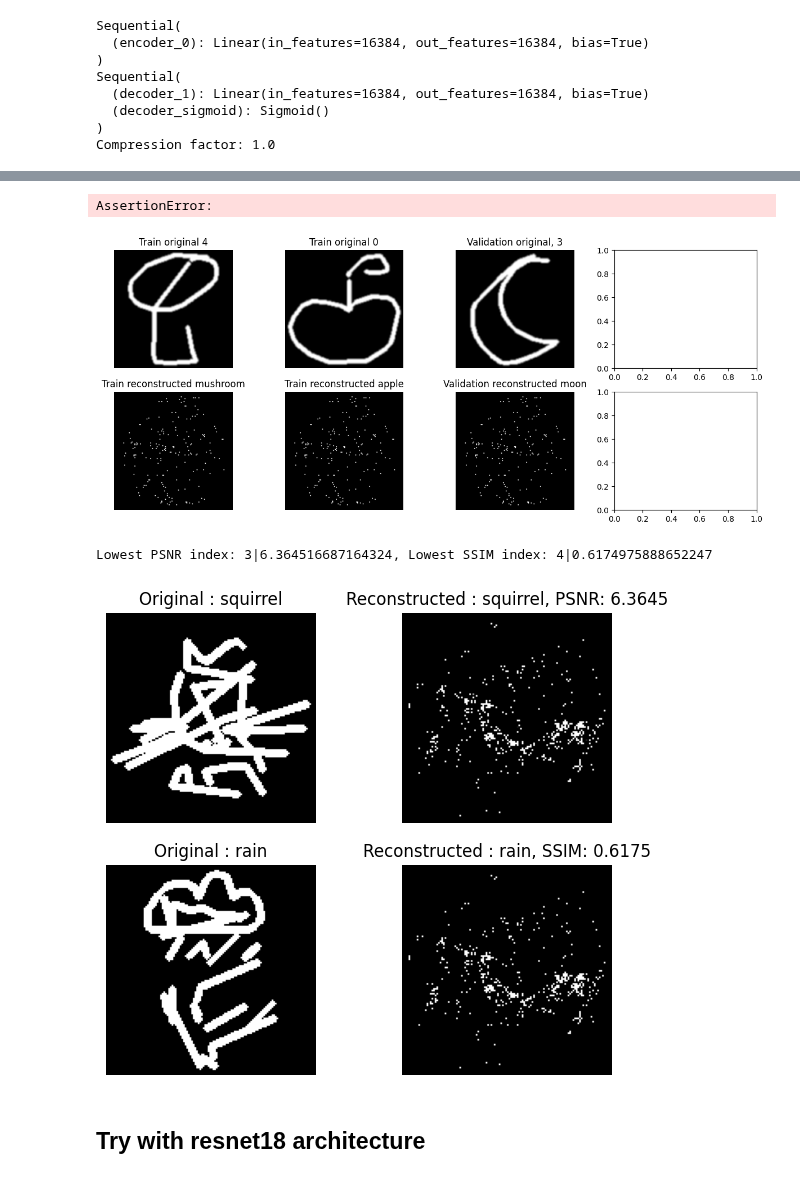
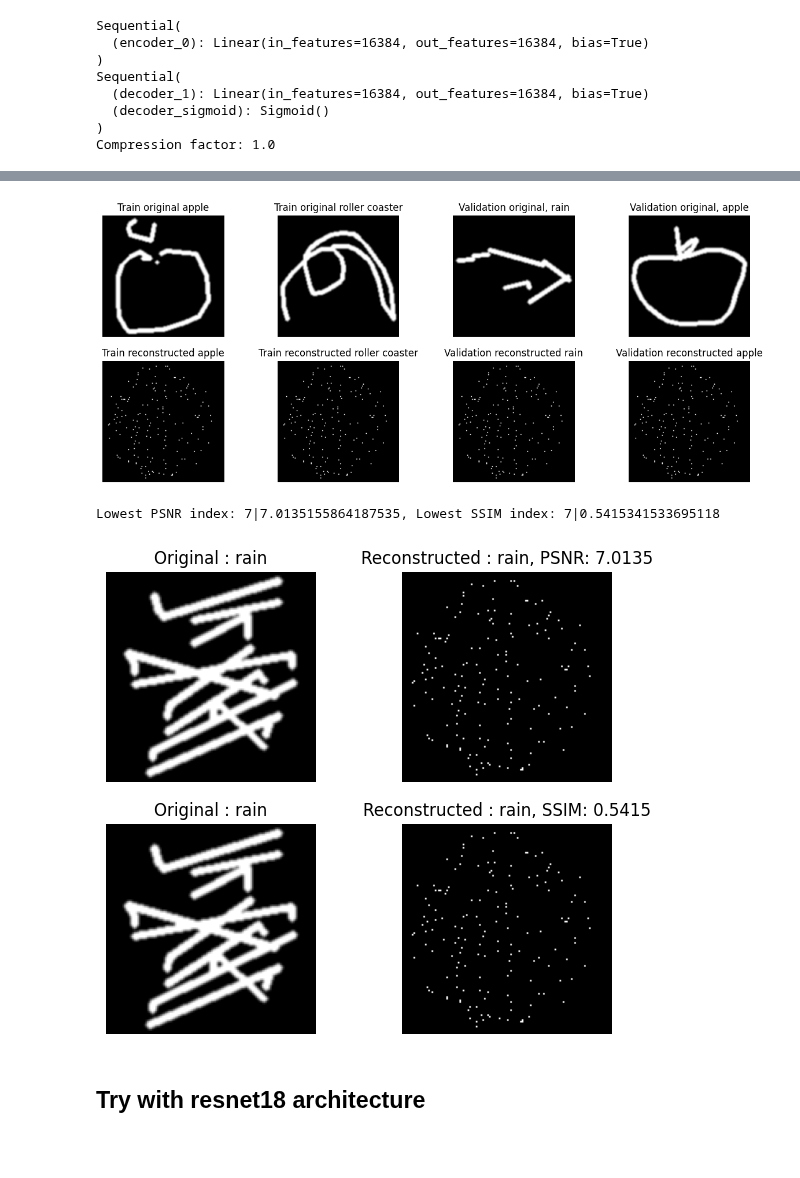
Before and after one commit to MightyCode/enseirb-s9-doodle-computer-vision, a Jupyter notebook: encoder_decoder_strokes.ipynb, the cells around one changed output, grey strips where cells are left out. Cells and saved outputs as stored; diff of their text form; code cells hidden in the pictures; blank space fills up the shorter version.

Commit message:
moved autoencoder code in an external file and factorized notebooks

```diff
--- a/encoder_decoder_strokes.ipynb
+++ b/encoder_decoder_strokes.ipynb
@@ -208,7 +175,8 @@ class Autoencoder(nn.Module):
 ## Try with simple model
 # %%
 architecture_1 = [WIDTH * HEIGHT, WIDTH * HEIGHT // 3]
-autoencoder_model = Autoencoder(architecture_1).to(device)
+autoencoder_model = Autoencoder(architecture_1, device, WIDTH, HEIGHT, classes)
+autoencoder_model.to(device)
 
 # Define loss function and optimizer
 criterion = nn.MSELoss()
@@ -338,6 +205,5 @@ def train_autoencoder(autoencoder_model, train_loader: DataLoader, valid_loader:
 # %%
 # Call the function
 num_epochs = 40
-train_loss_values, validation_loss_values, train_psnr_values, train_ssim_values, validation_psnr_values, validation_ssim_values \
-    = train_autoencoder(autoencoder_model, training_loaded_set, validation_loaded_set, criterion, optimizer, num_epochs)
+autoencoder_model.train_autoencoder(training_loaded_set, validation_loaded_set, criterion, optimizer, num_epochs)
 # %% [output]
@@ -526,7 +250,8 @@ show_lowest_psnr_ssim_image(validation_set, autoencoder_model, lowest_psnr, lowe
 ## Try with a different model architecture
 # %%
 layers = [WIDTH * HEIGHT, WIDTH * HEIGHT]
-autocoder_2 = Autoencoder(layers).to(device)
+autocoder_2 = Autoencoder(layers, device, WIDTH, HEIGHT, classes)
+autocoder_2.to(device)
 
 # Define loss function and optimizer
 
@@ -548,9 +273,7 @@ Sequential(
 )
 Compression factor: 1.0
 # %%
-# Call the function
 num_epochs = 40
 
-train_loss_values, validation_loss_values, train_psnr_values, train_ssim_values, validation_psnr_values, validation_ssim_values \
-    = train_autoencoder(autocoder_2, training_loaded_set, validation_loaded_set, criterion, optimizer, num_epochs)
+autocoder_2.train_autoencoder(training_loaded_set, validation_loaded_set, criterion, optimizer, num_epochs)
 # %% [output]
@@ -578,16 +301,15 @@ plot_psnr_ssim(train_loss_values, validation_loss_values, train_psnr_values, val
 # %%
-show_images(training_set, validation_set, autocoder_2)
+autocoder_2.show_images(training_set, validation_set)
 # %% [output]
-AssertionError:
-[figure, old version]
+[figure, new version]
 # %%
-lowest_psnr, lowest_ssim = return_lowest_image_index_psnr_ssim(validation_check_dataloader, autocoder_2)
+lowest_psnr, lowest_ssim = autocoder_2.return_lowest_image_index_psnr_ssim(validation_check_dataloader)
 print(f'Lowest PSNR index: {lowest_psnr[0]}|{lowest_psnr[1]}, Lowest SSIM index: {lowest_ssim[0]}|{lowest_ssim[1]}')
 
-show_lowest_psnr_ssim_image(validation_set, autocoder_2, lowest_psnr, lowest_ssim)
+autocoder_2.show_lowest_psnr_ssim_image(validation_set, lowest_psnr, lowest_ssim)
 # %% [output]
-Lowest PSNR index: 3|6.364516687164324, Lowest SSIM index: 4|0.6174975888652247
+Lowest PSNR index: 7|7.0135155864187535, Lowest SSIM index: 7|0.5415341533695118
-[figure, old version]
+[figure, new version]
 # %% [markdown]
 ## Try with resnet18 architecture
 # %%
```
Also changed, not shown: parts of 23 cells of this notebook, 2 other files.
